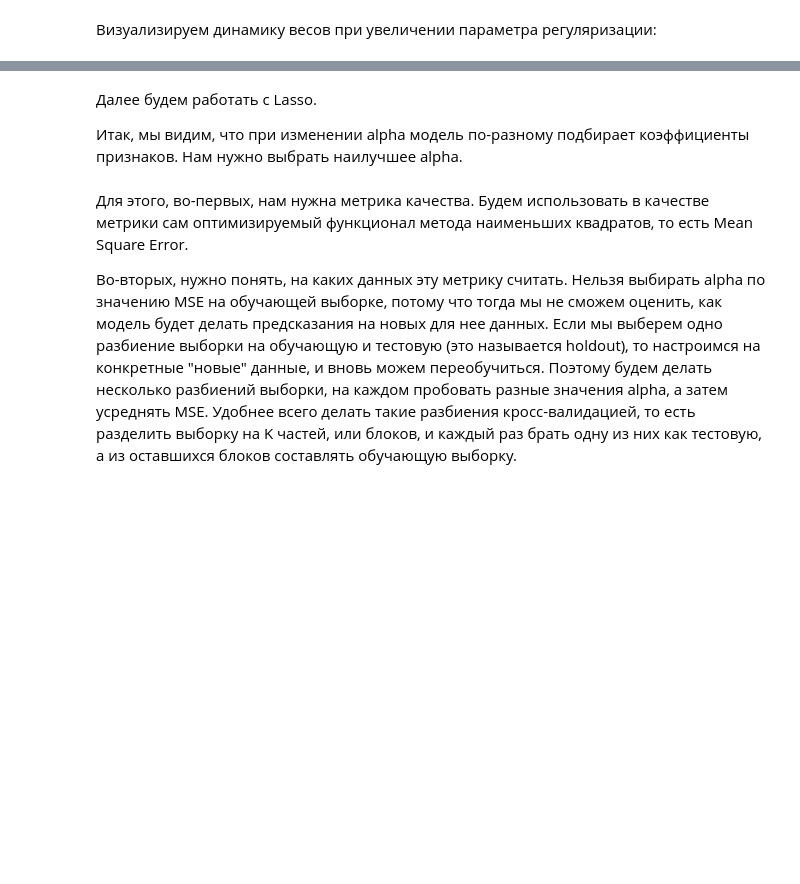
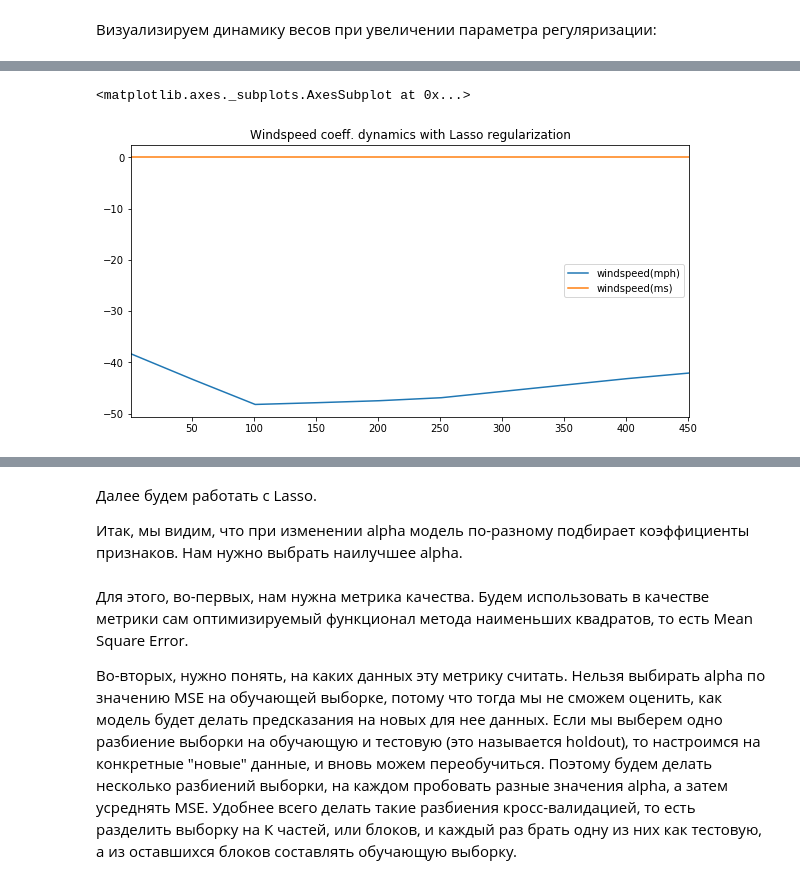
Before and after one commit to avikulin/PythonMath, a Jupyter notebook: Yandex ML Course #2/Labs/OverfittingTask.ipynb, the cells around one changed output, grey strips where cells are left out. Saved outputs shown, nothing was run; the diff lists cells and outputs as text; code cells hidden in the pictures; blank space fills up the shorter version.

```diff
--- a/Yandex ML Course #2/Labs/OverfittingTask.ipynb
+++ b/Yandex ML Course #2/Labs/OverfittingTask.ipynb
@@ -220,0 +384,6 @@ plt.title("Ridge")
+# %%
+lasso_coefs_df.plot(use_index=True, y=["windspeed(mph)","windspeed(ms)"], figsize=(10,5),
+                    kind="line", legend=True, title="Windspeed coeff. dynamics with Lasso regularization")
+# %% [output]
+<matplotlib.axes._subplots.AxesSubplot at 0x...>
+[figure, added]
```
Also changed, not shown: parts of 16 cells of this notebook.
